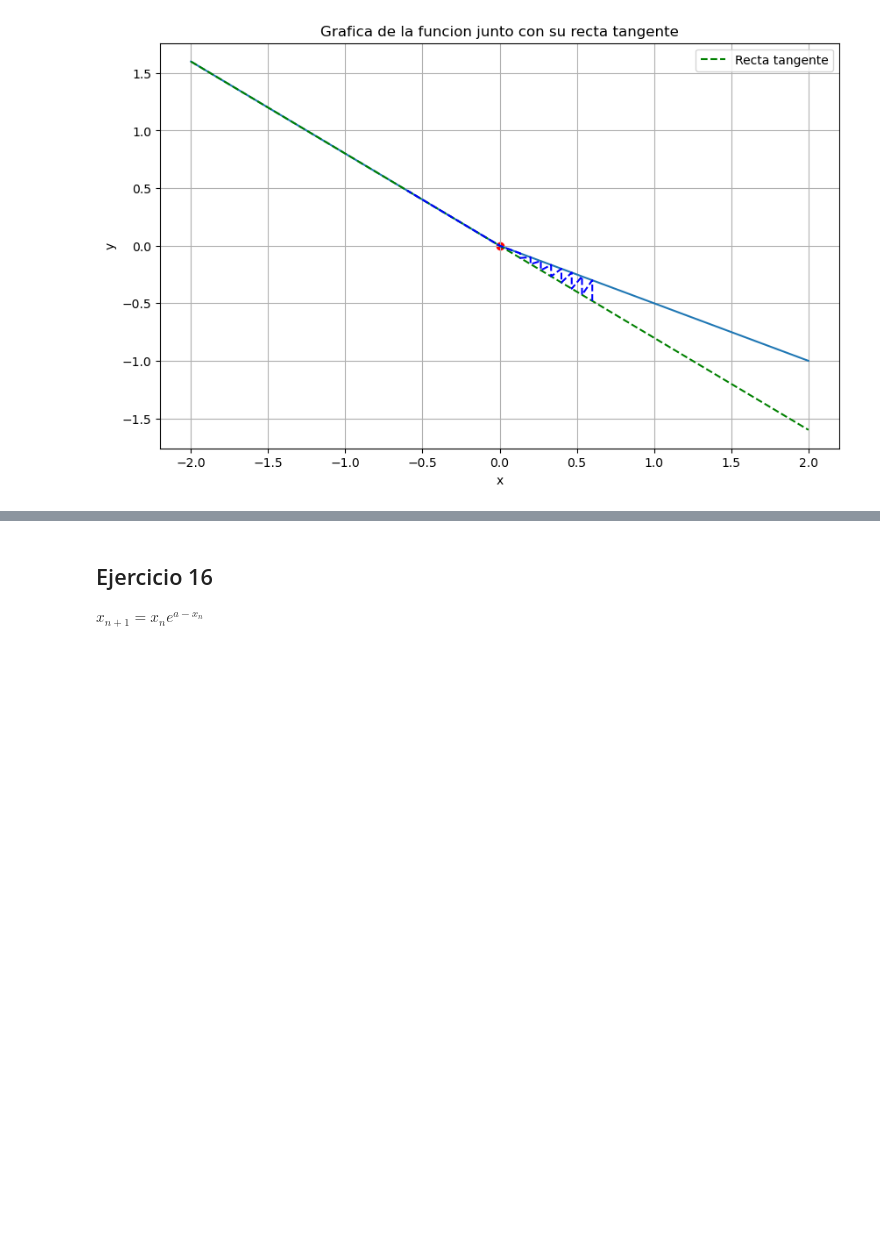
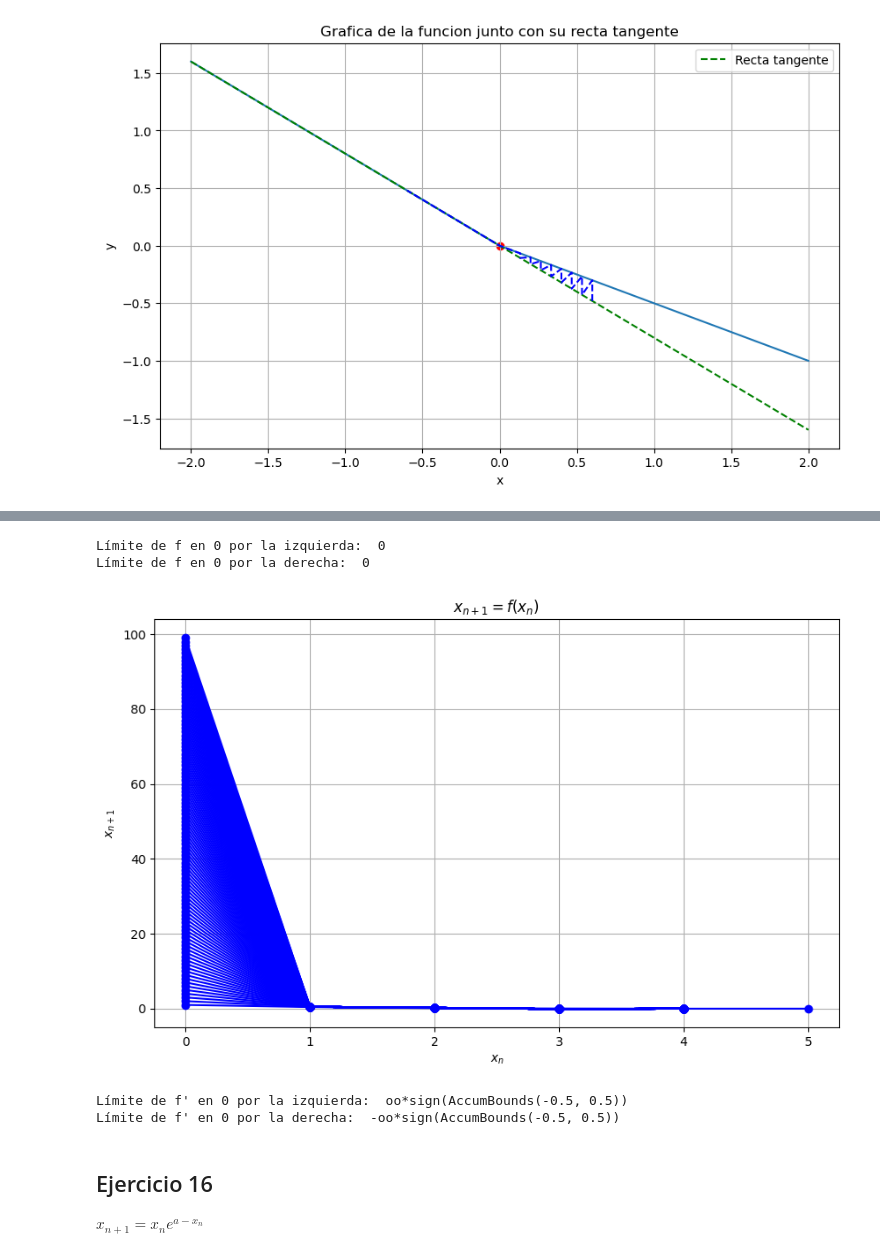
Before and after one commit to roberlks/ModelosMatematicos, a Jupyter notebook: Relacion2.ipynb, the cells around one changed output, grey strips where cells are left out. Drawn from its saved outputs; the diff is of its cells as text; code cells hidden in the pictures; blank space fills up the shorter version.

```diff
--- a/Relacion2.ipynb
+++ b/Relacion2.ipynb
@@ -951,3 +959,54 @@ AE
+# %%
+x = sp.Symbol('x')
+f_1 = sp.Piecewise((0,x<0), ((1/2) * x * sp.sin(1/x),x>=0))
+
+#Límite de la función en 0
+print("Límite de f en 0 por la izquierda: ", sp.limit((1/2) * x * sp.sin(1/x), x, 0, dir='-'))
+print("Límite de f en 0 por la derecha: ", sp.limit((1/2) * x * sp.sin(1/x), x, 0, dir='+'))
+print('\n')
+
+f_1_lambda = sp.lambdify(x, f_1, modules=['numpy'])
+
+plt.figure(figsize=(10, 6))
+plt.title(r'$x_{n+1} = f(x_n)$ ')
+plt.xlabel('$x_n$')
+plt.ylabel('$x_{n+1}$')
+
+
+# Con este bucle obtenemos una gráfica que nos permite intuir que 0 es un punto atractor.
+puntos = 100 # Cantidad de valores a comprobar (Cantidad de x_0)
+n_terms = 100  # Número de términos a generar por cada valor
+for i in range(1, puntos):
+    x_0 = i  # Valor inicial de la sucesión
+
+    # Generar los términos de la sucesión
+    x_values = [x_0]
+    for n in range(n_terms):
+        x_next = f_1_lambda(x_values[-1])
+        x_values.append(x_next)
+
+    # Crear una lista de índices para el eje x
+    n_values = range(n_terms + 1)
+
+    # Graficar la sucesión
+    plt.plot(n_values, x_values, marker='o', linestyle='-', color='b')
+
+plt.grid(True)
+plt.show()
+
+f_1_prima = sp.diff(f_1,x)
+
+#Límite de la derivada en 0
+print("Límite de f' en 0 por la izquierda: ", sp.limit(f_1_prima, x, 0, dir='-'))
+print("Límite de f' en 0 por la derecha: ", sp.limit(f_1_prima, x, 0, dir='+'))
+
+#La derivada de f no está acotada, luego f no es contractiva.
+# %% [output]
+Límite de f en 0 por la izquierda:  0
+Límite de f en 0 por la derecha:  0
+[figure, added]
+Límite de f' en 0 por la izquierda:  oo*sign(AccumBounds(-0.5, 0.5))
+Límite de f' en 0 por la derecha:  -oo*sign(AccumBounds(-0.5, 0.5))
 # %% [markdown]
 ## Ejercicio 16
 
```
Also changed, not shown: parts of 9 cells of this notebook.
